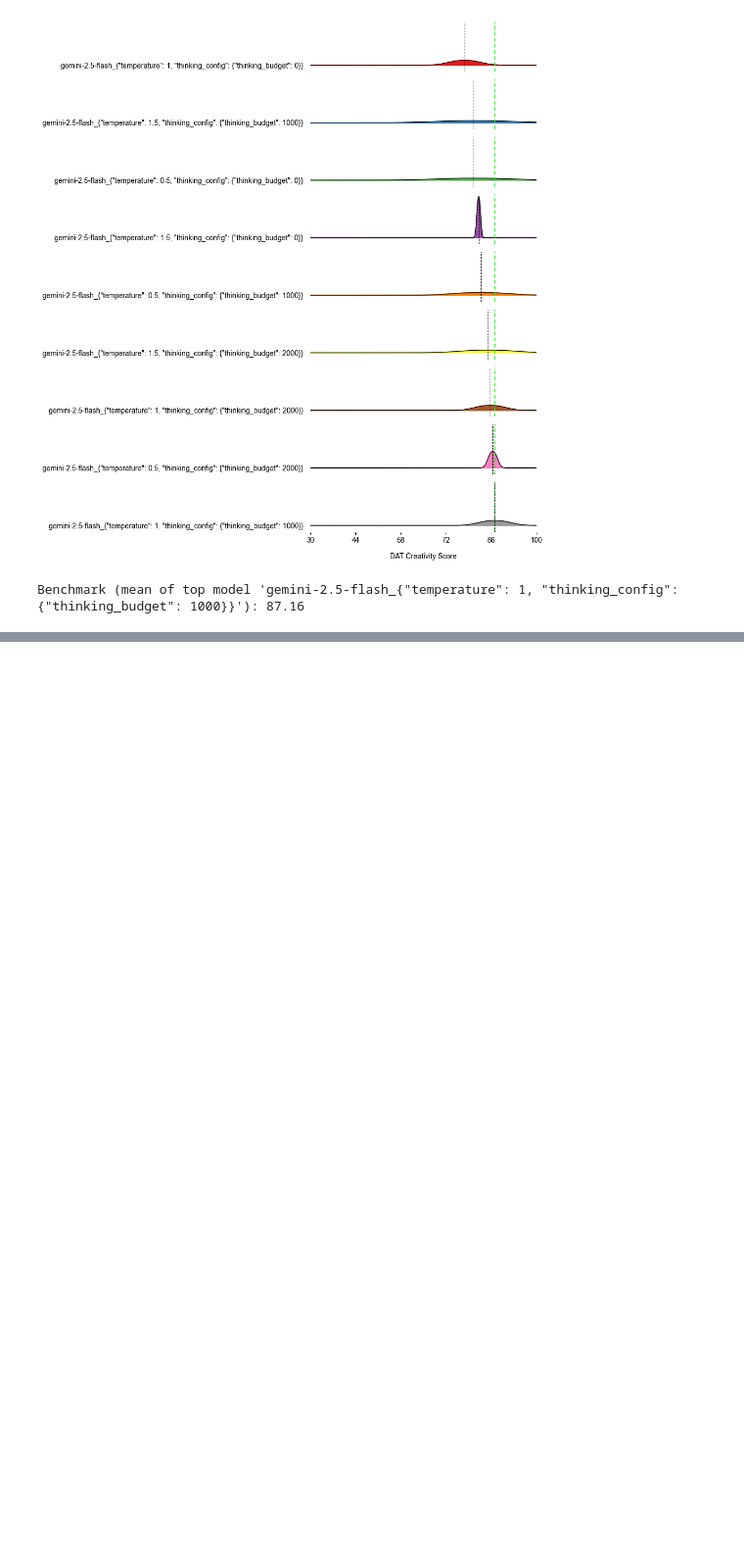
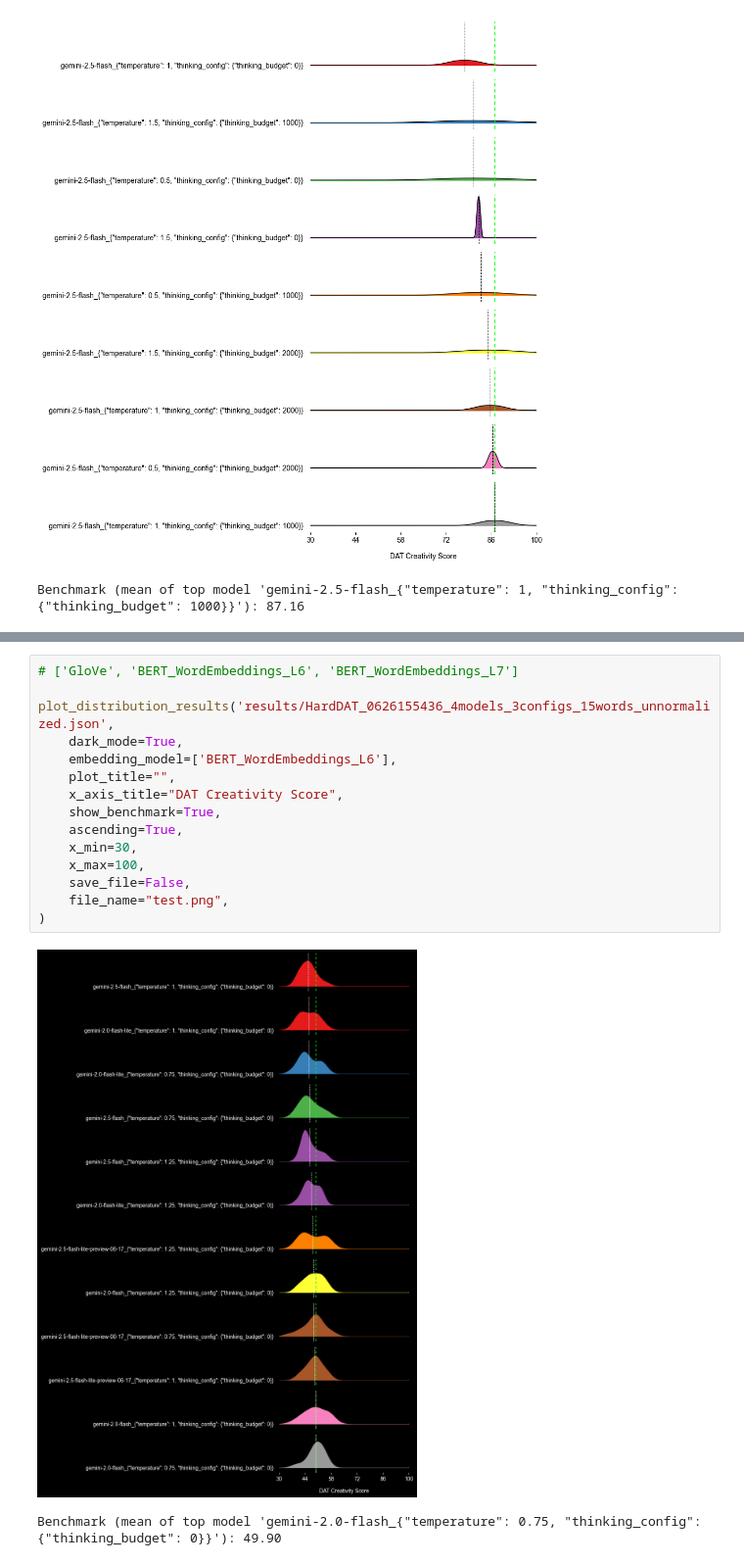
Before and after one commit to theGreen-Coder/MCTB, a Jupyter notebook: example.ipynb, the cells around one changed output, grey strips where cells are left out. Shown at 98% size. Drawn from its saved outputs; the diff is of its cells as text; blank space fills up the shorter version.

```diff
--- a/example.ipynb
+++ b/example.ipynb
@@ -430,0 +419,18 @@ Benchmark (mean of top model 'gemini-2.5-flash_{"temperature": 1, "thinking_conf
+# %%
+# ['GloVe', 'BERT_WordEmbeddings_L6', 'BERT_WordEmbeddings_L7']
+
+plot_distribution_results('results/HardDAT_0626155436_4models_3configs_15words_unnormalized.json',
+    dark_mode=True,
+    embedding_model=['BERT_WordEmbeddings_L6'],
+    plot_title="",
+    x_axis_title="DAT Creativity Score",
+    show_benchmark=True,
+    ascending=True,
+    x_min=30,
+    x_max=100,
+    save_file=False,
+    file_name="test.png",
+)
+# %% [output]
+[figure, added]
+Benchmark (mean of top model 'gemini-2.0-flash_{"temperature": 0.75, "thinking_config": {"thinking_budget": 0}}'): 49.90
```
Also changed, not shown: parts of 10 cells of this notebook, 1 other file.
